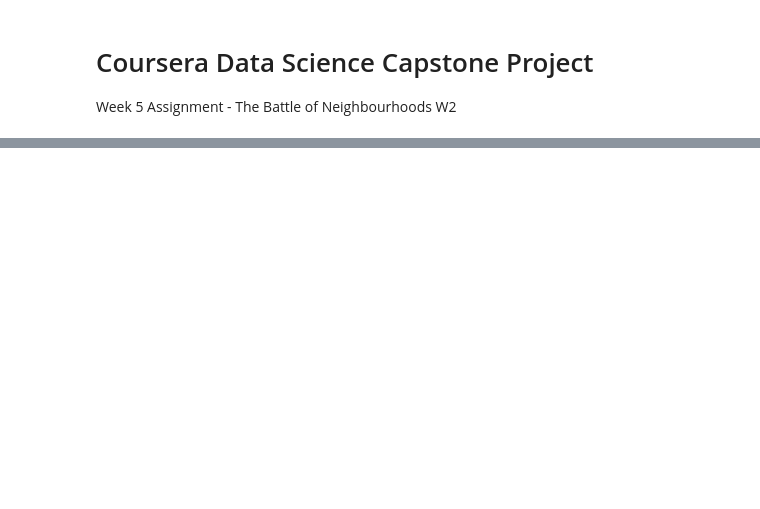
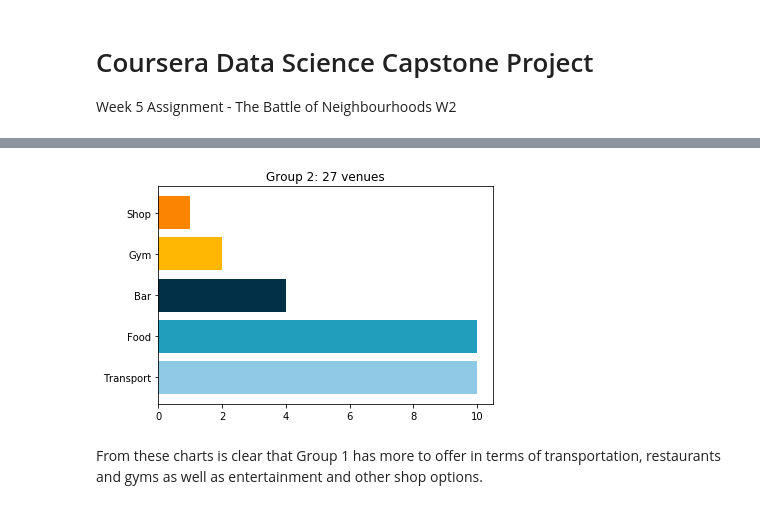
Before and after one commit to nardove/capstone-project, a Jupyter notebook: cp-notebook-week5.ipynb, the cells around one changed output, grey strips where cells are left out. Cells and saved outputs as stored; diff of their text form; code cells hidden in the pictures; blank space fills up the shorter version.

```diff
--- a/cp-notebook-week5.ipynb
+++ b/cp-notebook-week5.ipynb
@@ -97,0 +520,6 @@ Business Units rows: ['Total businesses', 'Wholesale, retail and repair', 'Const
+# %%
+plot_barh_chart(df_group2, 2)
+# %% [output]
+[figure, added]
+# %% [markdown]
+From these charts is clear that Group 1 has more to offer in terms of transportation, restaurants and gyms as well as entertainment and other shop options.
```
Also changed, not shown: parts of 84 cells of this notebook, 6 other files.
